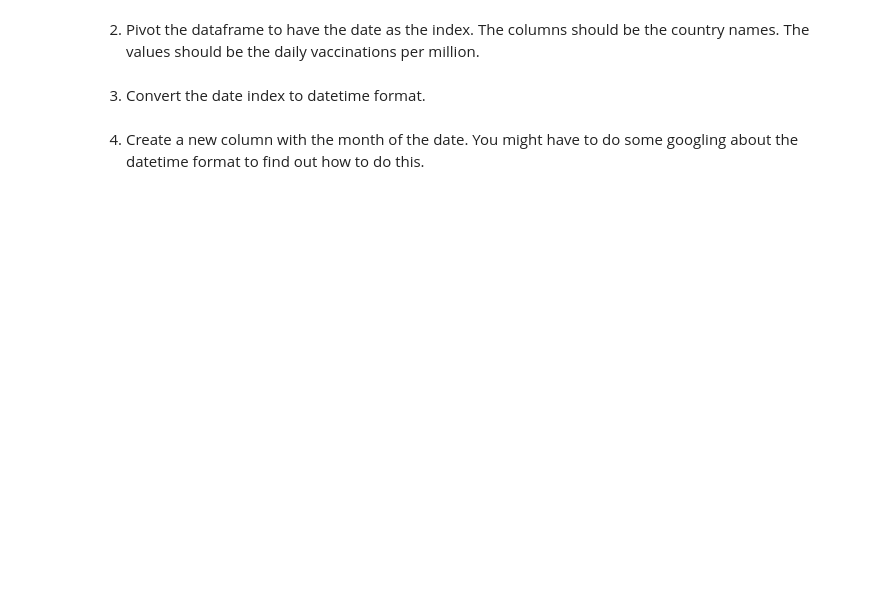
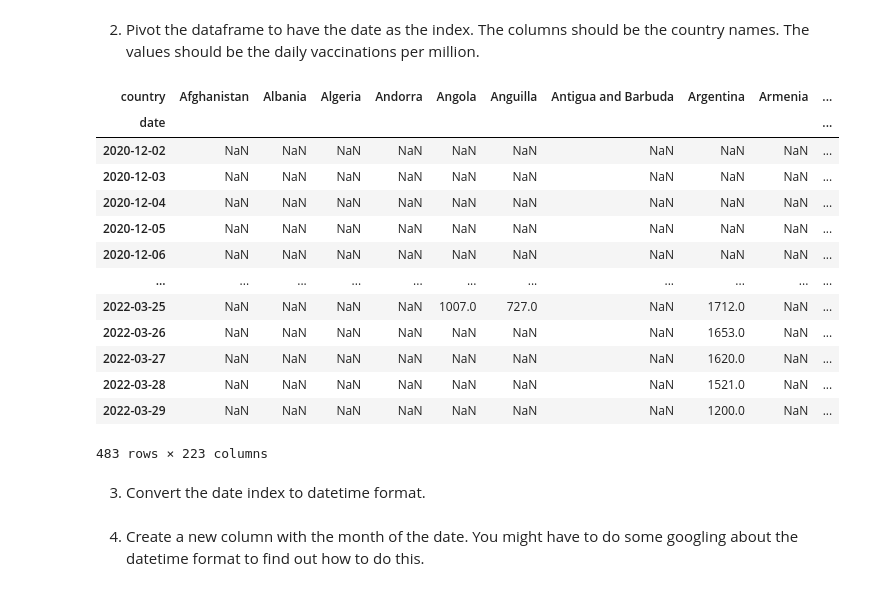
Before and after one commit to fenyx-it-academy/Class8-DataManipulation-Week20, a Jupyter notebook: assignment3.ipynb, the cells around one changed output. Drawn from its saved outputs; the diff is of its cells as text; code cells hidden in the pictures; blank space fills up the shorter version.

```diff
--- a/assignment3.ipynb
+++ b/assignment3.ipynb
@@ -15,7 +15,7 @@ import numpy as np
 # %% [markdown]
 Download the `country_vaccinations.csv` file from the following [kaggle page](https://www.kaggle.com/datasets/gpreda/covid-world-vaccination-progress). We load it in in the following cell, make sure to set the correct path. The rest of the assignment you will be using this dataframe!
 # %%
-df = pd.read_csv("/path/to/country_vaccinations.csv")
+df = pd.read_csv("country_vaccinations.csv")
 # %% [markdown]
 1. Print some statistics of the dataframe, like the column names and the stats per column, to get a feel for the data.
 # %%
@@ -27,3 +38,22 @@ df = pd.read_csv("/path/to/country_vaccinations.csv")
+# %%
+# YOUR CODE HERE
+pivoted = df.pivot(index = "date" ,columns= "country",values= "daily_vaccinations_per_million")
+pivoted
+# %% [output]
+| country | Afghanistan | Albania | Algeria | Andorra | Angola | Anguilla | Antigua and Barbuda | Argentina | Armenia | ... |
+| date |  |  |  |  |  |  |  |  |  | ... |
+| 2020-12-02 | NaN | NaN | NaN | NaN | NaN | NaN | NaN | NaN | NaN | ... |
+| 2020-12-03 | NaN | NaN | NaN | NaN | NaN | NaN | NaN | NaN | NaN | ... |
+| 2020-12-04 | NaN | NaN | NaN | NaN | NaN | NaN | NaN | NaN | NaN | ... |
+| 2020-12-05 | NaN | NaN | NaN | NaN | NaN | NaN | NaN | NaN | NaN | ... |
+| 2020-12-06 | NaN | NaN | NaN | NaN | NaN | NaN | NaN | NaN | NaN | ... |
+| ... | ... | ... | ... | ... | ... | ... | ... | ... | ... | ... |
+| 2022-03-25 | NaN | NaN | NaN | NaN | 1007.0 | 727.0 | NaN | 1712.0 | NaN | ... |
+| 2022-03-26 | NaN | NaN | NaN | NaN | NaN | NaN | NaN | 1653.0 | NaN | ... |
+| 2022-03-27 | NaN | NaN | NaN | NaN | NaN | NaN | NaN | 1620.0 | NaN | ... |
+| 2022-03-28 | NaN | NaN | NaN | NaN | NaN | NaN | NaN | 1521.0 | NaN | ... |
+| 2022-03-29 | NaN | NaN | NaN | NaN | NaN | NaN | NaN | 1200.0 | NaN | ... |
+483 rows × 223 columns
 # %% [markdown]
 3. Convert the date index to datetime format.
 # %%
```
Also changed, not shown: parts of 13 cells of this notebook, 2 other files.
